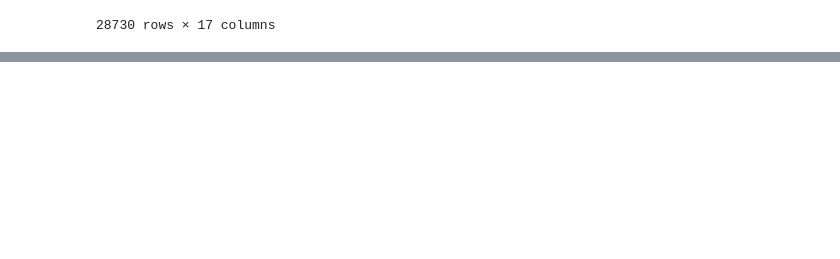
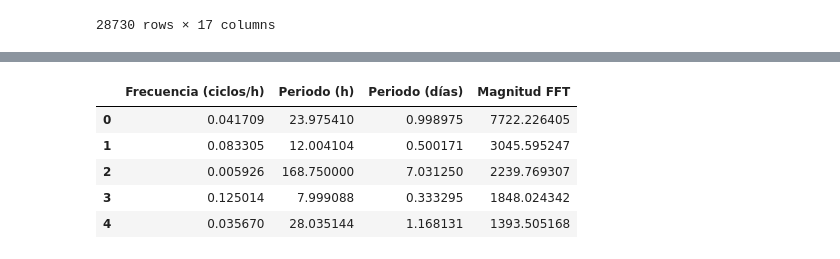
Before and after one commit to jesusgarciaabreu/Crimenes-CDMX, a Jupyter notebook: Project_delitos.ipynb, the cells around one changed output, grey strips where cells are left out. Drawn from its saved outputs; the diff is of its cells as text; code cells hidden in the pictures; blank space fills up the shorter version.

```diff
--- a/Project_delitos.ipynb
+++ b/Project_delitos.ipynb
@@ -533,0 +555,6 @@ data_delitos_cdmx.to_csv('data/delitos_cdmx_limpio.csv', index=False, encoding='
+# %%
+# 2) Convertir la columna a DatetimeIndex
+df = data_delitos_cdmx.set_index("FechaHoraInicio")
+serie_horaria = df.resample("1H").size()
+
+serie_horaria
@@ -533,0 +604,9 @@ data_delitos_cdmx.to_csv('data/delitos_cdmx_limpio.csv', index=False, encoding='
+# %%
+results
+# %% [output]
+|  | Frecuencia (ciclos/h) | Periodo (h) | Periodo (días) | Magnitud FFT |
+| 0 | 0.041709 | 23.975410 | 0.998975 | 7722.226405 |
+| 1 | 0.083305 | 12.004104 | 0.500171 | 3045.595247 |
+| 2 | 0.005926 | 168.750000 | 7.031250 | 2239.769307 |
+| 3 | 0.125014 | 7.999088 | 0.333295 | 1848.024342 |
+| 4 | 0.035670 | 28.035144 | 1.168131 | 1393.505168 |
```
Also changed, not shown: parts of 12 cells of this notebook.
